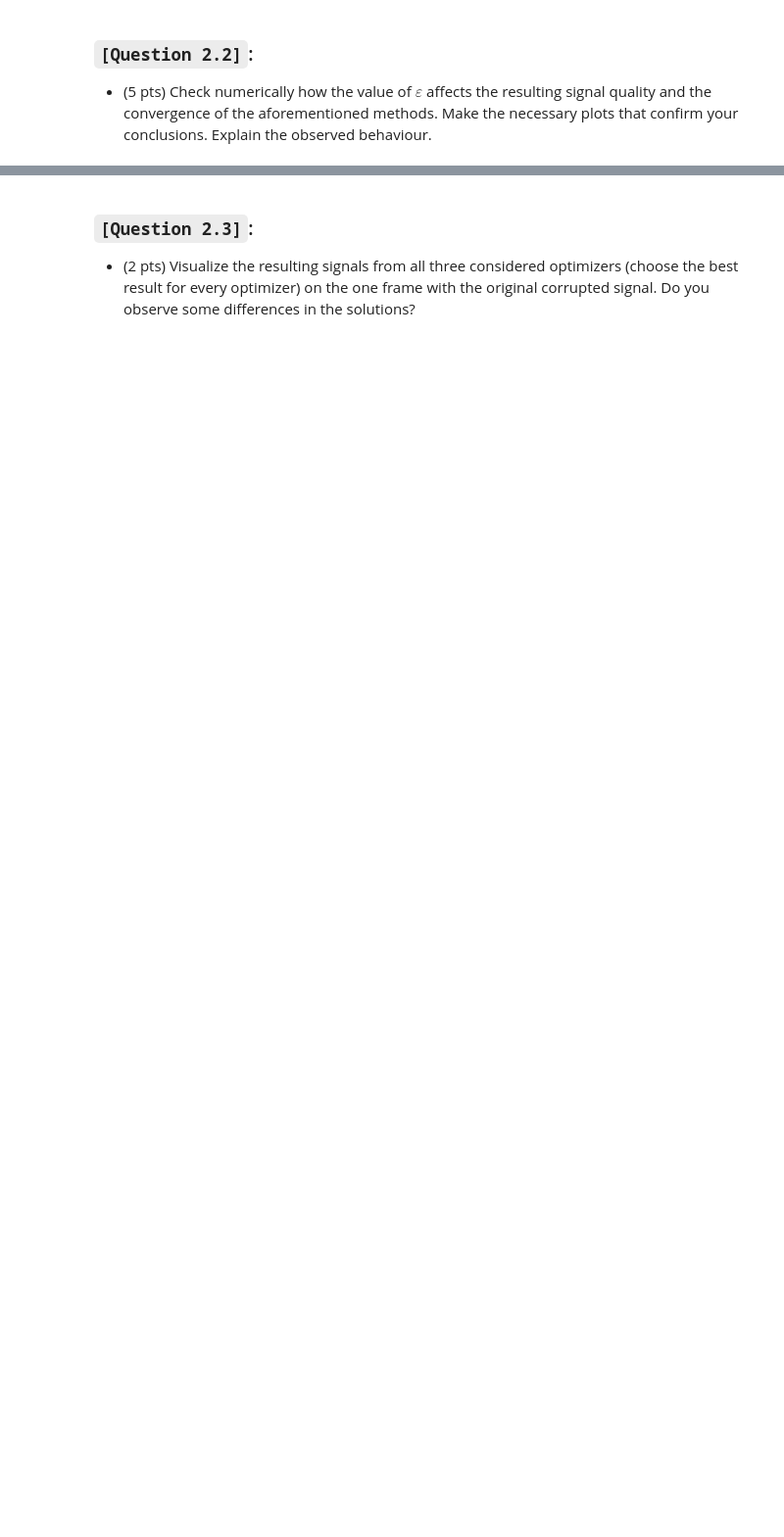
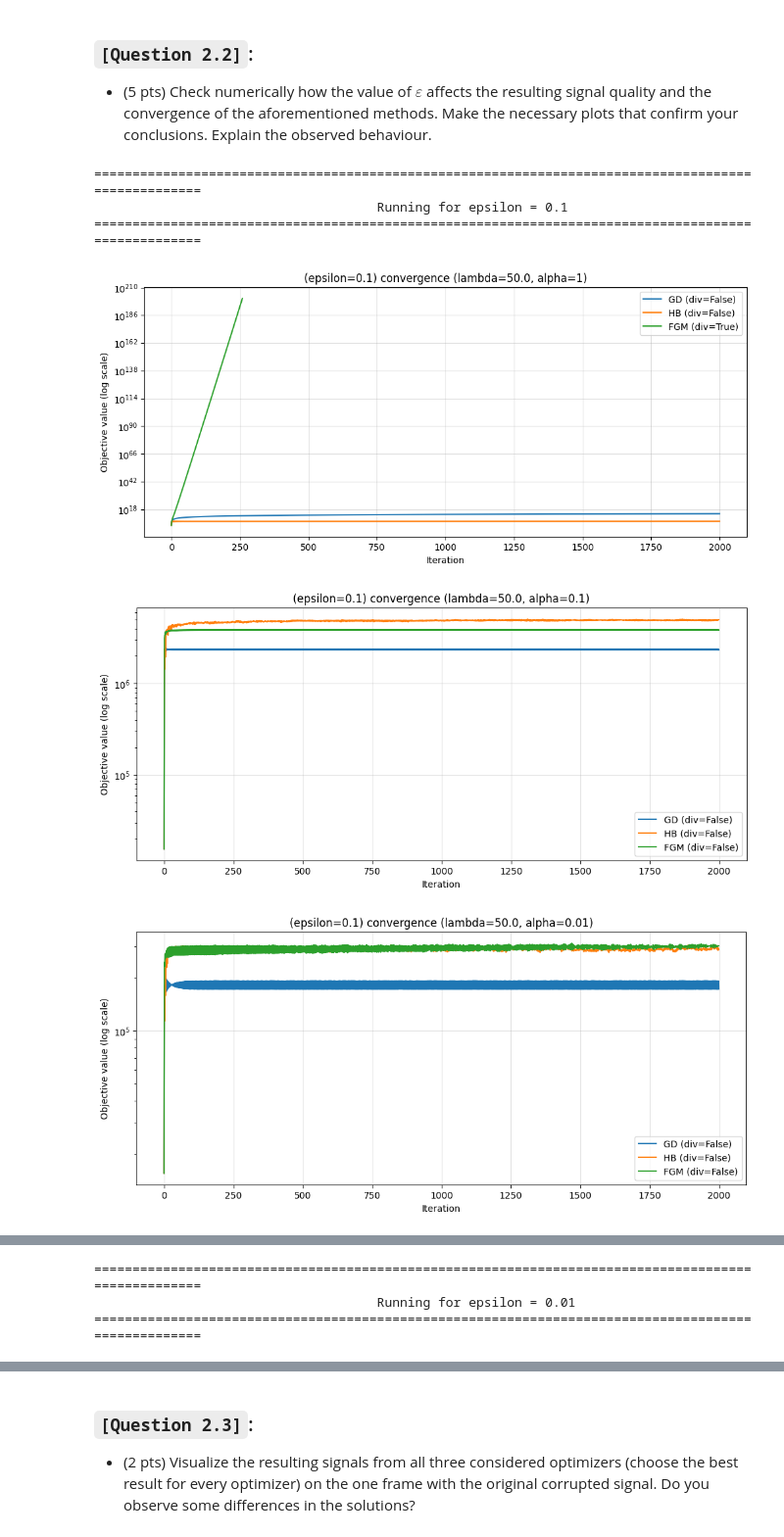
Before and after one commit to tauantorres/masters-degree-mipt-optimization, a Jupyter notebook: hw5.ipynb, the cells around one changed output, grey strips where cells are left out. Shown at 98% size. Cells and saved outputs as stored; diff of their text form; code cells hidden in the pictures; blank space fills up the shorter version.

```diff
--- a/hw5.ipynb
+++ b/hw5.ipynb
@@ -495,3 +921,67 @@ plt.grid(alpha=0.5); plt.plot(xcor); plt.show()
 ### `[Question 2.2]`:
 
 - (5 pts) Check numerically how the value of $\varepsilon$ affects the resulting signal quality and the convergence of the aforementioned methods. Make the necessary plots that confirm your conclusions. Explain the observed behaviour.
+# %%
+def pick_best_alpha_per_method(
+    results: Dict[str, Dict[float, OptimResult]],
+) -> Dict[str, Tuple[float, OptimResult]]:
+    """
+    For each method, I picked alpha that gives the smallest final objective among non-diverged runs.
+    """
+    best: Dict[str, Tuple[float, OptimResult]] = {}
+
+    for method_name, by_alpha in results.items():
+        best_alpha: float = float("nan")
+        best_res: OptimResult | None = None
+        best_final: float = float("inf")
+
+        for alpha, res in by_alpha.items():
+            if res.diverged or len(res.f_hist) == 0:
+                continue
+            final_val: float = res.f_hist[-1]
+            if np.isfinite(final_val) and final_val < best_final:
+                best_final = final_val
+                best_alpha = alpha
+                best_res = res
+
+        if best_res is None:
+            alpha0: float = list(by_alpha.keys())[0]
+            best[method_name] = (alpha0, by_alpha[alpha0])
+        else:
+            best[method_name] = (best_alpha, best_res)
+
+    return best
+
+
+eps_list: List[float] = [1e-1, 1e-2, 1e-3, 1e-4]
+
+all_eps_results: Dict[float, Dict[str, Dict[float, OptimResult]]] = {}
+
+for eps in eps_list:
+    msg = f'Running for epsilon = {eps:g}'
+    print("=" * 100)
+    print(f"{msg:^100}")
+    print("=" * 100)
+
+    all_eps_results[eps] = run_all_methods_for_alphas(
+        x0=x0,
+        xcor=xcor,
+        lam=LAMBDA,
+        epsilon=eps,
+        alphas=alphas,
+        max_iter=2000,
+    )
+
+    for a in alphas:
+        plot_convergence_for_one_alpha(
+            results=all_eps_results[eps],
+            alpha=a,
+            title=f"(epsilon={eps:g}) convergence (lambda={LAMBDA}, alpha={a:g})",
+        )
+# %% [output]
+====================================================================================================
+                                     Running for epsilon = 0.1
+====================================================================================================
+[figure, added]
+[figure, added]
+[figure, added]
@@ -497,0 +990,3 @@ plt.grid(alpha=0.5); plt.plot(xcor); plt.show()
+====================================================================================================
+                                     Running for epsilon = 0.01
+====================================================================================================
```
Also changed, not shown: parts of 10 cells of this notebook.
